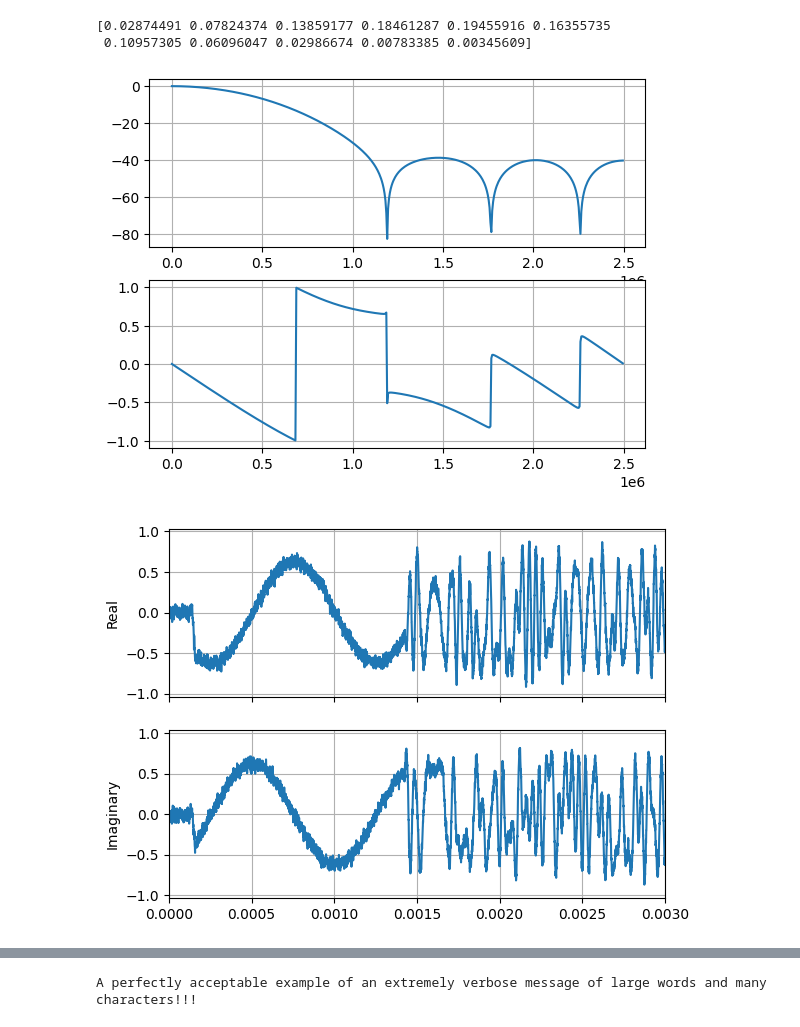
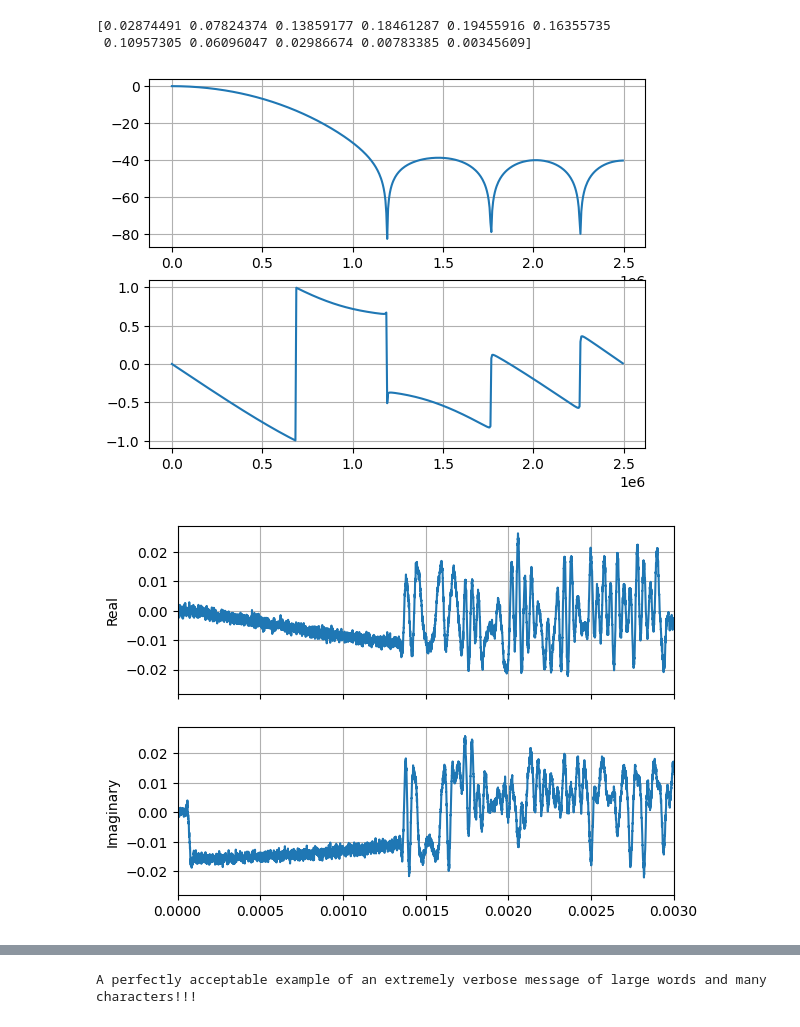
Before and after one commit to sidalok1/QAM-FPGA, a Jupyter notebook: python/qam.ipynb, the cells around one changed output, grey strips where cells are left out. Saved outputs shown, nothing was run; the diff lists cells and outputs as text; code cells hidden in the pictures.

```diff
--- a/python/qam.ipynb
+++ b/python/qam.ipynb
@@ -12,7 +12,7 @@ DWIDTH = 16
 DFRAC  = 12
 
 msg = "A perfectly acceptable example of an extremely verbose message of large words and many characters!!!"
-M = 4
+M = 16
 fc = 1e6
 br = 50e3
 fs = 5e6
@@ -24,7 +24,7 @@ B = 350e3 # channel BW
 
 sync_len = 64
 zadoff_chu_len = 16
-span = 16
+span = 8
 beta = 0.5
 
 constellation = get_const(f'{M}-QAM', Es)
@@ -116,7 +133,7 @@ dt: 2e-07
 # %%
 phase_offset = 11*np.pi/37
-cfo = fc * 0.001
-gain = 1
+cfo = fc * 0.0001
+gain = 0.025
 
 lo = gain * np.exp(-2j*np.pi*(fc + cfo)*trx + phase_offset)
 
@@ -136,31 +153,31 @@ lo = gain * np.exp(-2j*np.pi*(fc + cfo)*trx + phase_offset)
 demod_filt = signal.minimum_phase(signal.firwin(11, fc/4, fs=fs), half=False)
 # demod_filt = signal.firwin(7, fc/4, fs=fs)
 y = np.convolve((noisy_chout * lo), demod_filt, 'same')
 w, h = signal.freqz(demod_filt, fs=fs)
 fig, (ax0, ax1) = plt.subplots(2, 1)
 ax0.plot(w, 20*np.log10(np.abs(h)))
 ax0.grid()
 ax1.plot(w, np.angle(h)/np.pi)
 ax1.grid()
 fig.show()
 write_mem_file(demod_filt, DWIDTH, DFRAC, "demod_fir.mem")
 
 print(demod_filt)
 
 # y = noisy_chout * lo
 
 plot_complex_time_sequence(y, fs)
 plt.xlim((0, 0.003))
 plt.show()
 
 # yhat = np.convolve(np.squeeze(y), rrc, 'same')
 yhat = signal.resample_poly(np.squeeze(y), 1, sps//sps_rx, window=rrc)
 fig, ax1, ax2 = plot_complex_time_sequence(yhat, br*sps_rx)
 plt.xlim((0, 0.003))
 plt.show()
 # animate_complex_sequence(yhat[t < 0.00125], 'Simulated CFO', 'cfo.mp4', sps=360)
 # %% [output]
 [0.02874491 0.07824374 0.13859177 0.18461287 0.19455916 0.16355735
  0.10957305 0.06096047 0.02986674 0.00783385 0.00345609]
 [figure]
-[figure, old version]
+[figure, new version]
```
Also changed, not shown: parts of 9 cells of this notebook, 23 other files.
